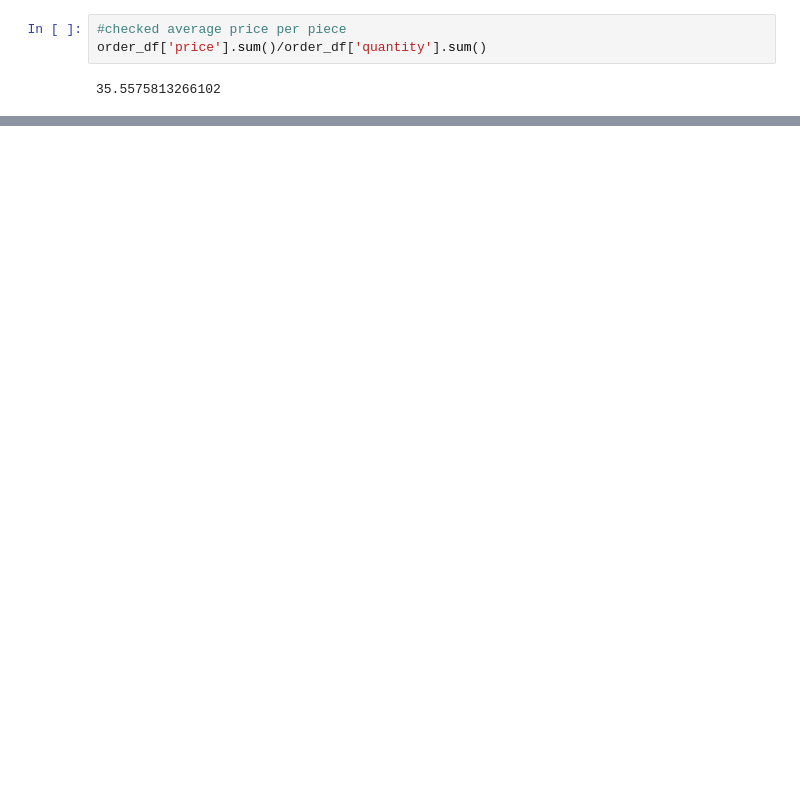
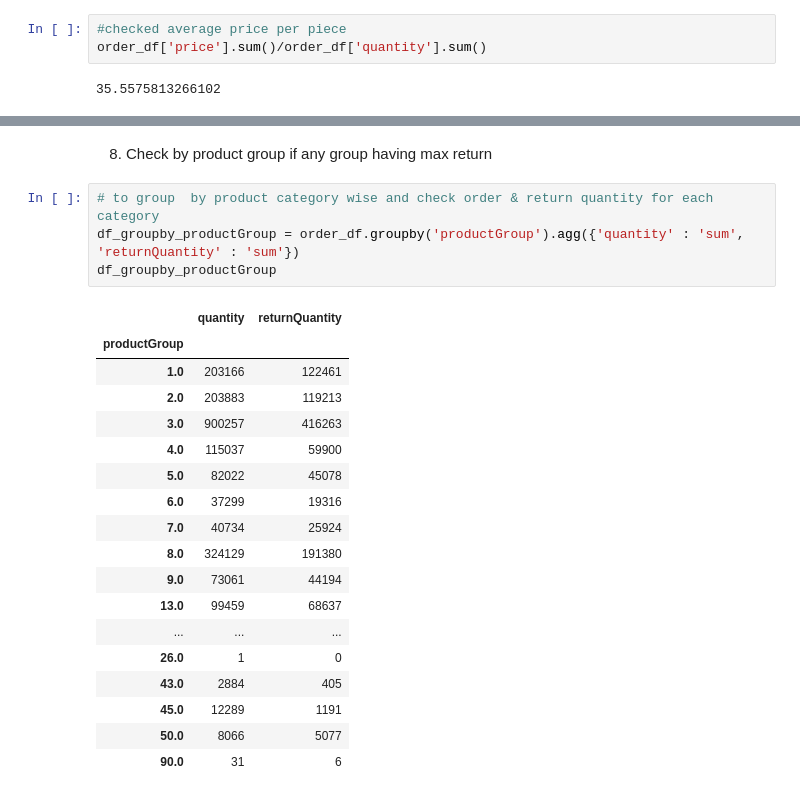
Before and after one commit to Santanu-Sen/CapstoneProject_Repository, a Jupyter notebook: ReturnPropensityModel_practiceSet.ipynb, the cells around one changed output, grey strips where cells are left out. Drawn from its saved outputs; the diff is of its cells as text; blank space fills up the shorter version.

```diff
--- a/ReturnPropensityModel_practiceSet.ipynb
+++ b/ReturnPropensityModel_practiceSet.ipynb
@@ -360,0 +418,25 @@ df_groupby_orderID.first()
+# %% [markdown]
+8) Check by product group if any group having max return
+# %%
+# to group  by product category wise and check order & return quantity for each category
+df_groupby_productGroup = order_df.groupby('productGroup').agg({'quantity' : 'sum', 'returnQuantity' : 'sum'})
+df_groupby_productGroup
+# %% [output]
+|  | quantity | returnQuantity |
+| productGroup |  |  |
+| 1.0 | 203166 | 122461 |
+| 2.0 | 203883 | 119213 |
+| 3.0 | 900257 | 416263 |
+| 4.0 | 115037 | 59900 |
+| 5.0 | 82022 | 45078 |
+| 6.0 | 37299 | 19316 |
+| 7.0 | 40734 | 25924 |
+| 8.0 | 324129 | 191380 |
+| 9.0 | 73061 | 44194 |
+| 13.0 | 99459 | 68637 |
+| ... | ... | ... |
+| 26.0 | 1 | 0 |
+| 43.0 | 2884 | 405 |
+| 45.0 | 12289 | 1191 |
+| 50.0 | 8066 | 5077 |
+| 90.0 | 31 | 6 |
```
Also changed, not shown: parts of 20 cells of this notebook.
